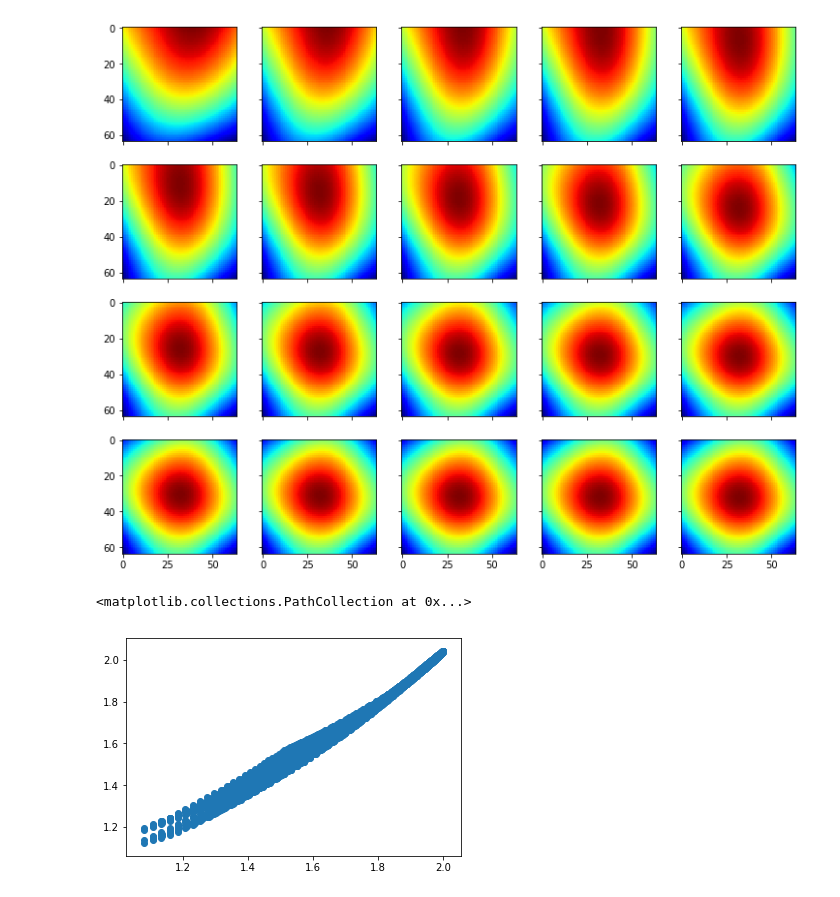
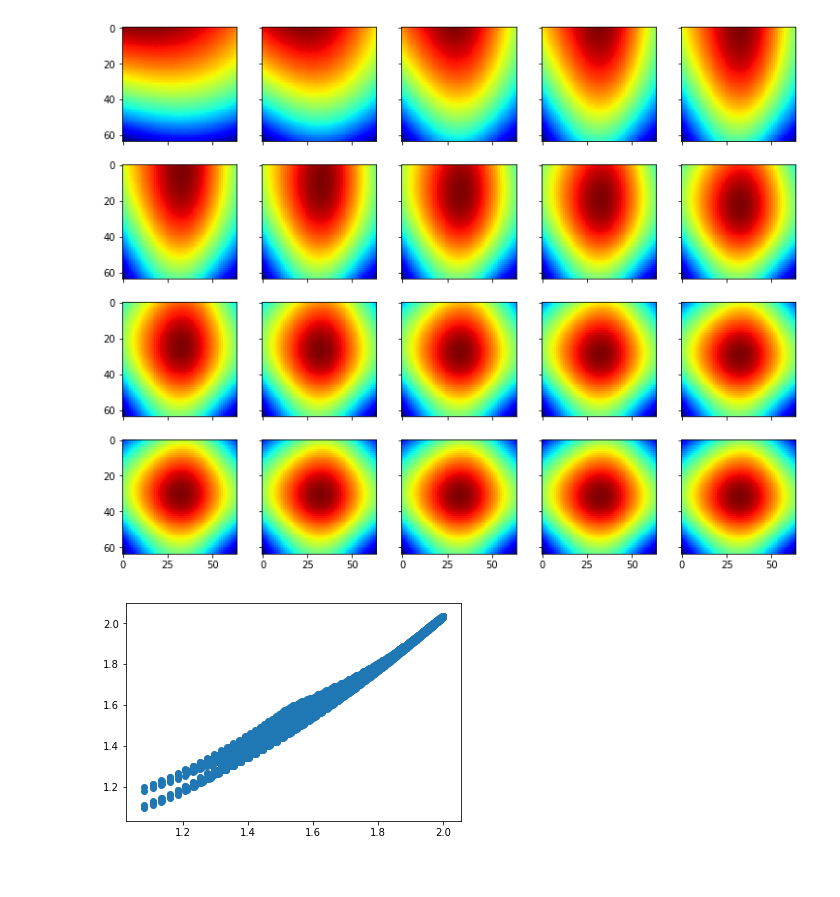
Before and after one commit to Painguin/painguin_nn, a Jupyter notebook: my_first_nn.ipynb, the cells around one changed output. Saved outputs shown, nothing was run; the diff lists cells and outputs as text; code cells hidden in the pictures.

```diff
--- a/my_first_nn.ipynb
+++ b/my_first_nn.ipynb
@@ -23,16 +22,15 @@ nn = NeuralNetwork([Layer(d, 16, Tanh()),
 # %%
 fig, axes = plt.subplots(nrows=4, ncols=5, sharex=True, sharey=True, figsize=(12.5,10))
 for i in range(20):
-    nn.train(X, z[..., np.newaxis], epochs=5, gamma=0.001)
+    nn.fit(X, z[..., np.newaxis], epochs=5, gamma=0.001)
     pred = nn(X)[:,0]
     axes[i // 5, i % 5].imshow(pred.reshape((n,n)), cmap='jet')
 # %% [output]
-[figure, old version]
+[figure, new version]
 # %%
-plt.scatter(z, pred)
+plt.scatter(z, pred);
 # %% [output]
-<matplotlib.collections.PathCollection at 0x...>
-[figure, old version]
+[figure, new version]
 # %%
 middle = nn.layers[0](X)
 # %%
```
Also changed, not shown: parts of 3 cells of this notebook, 2 other files.
